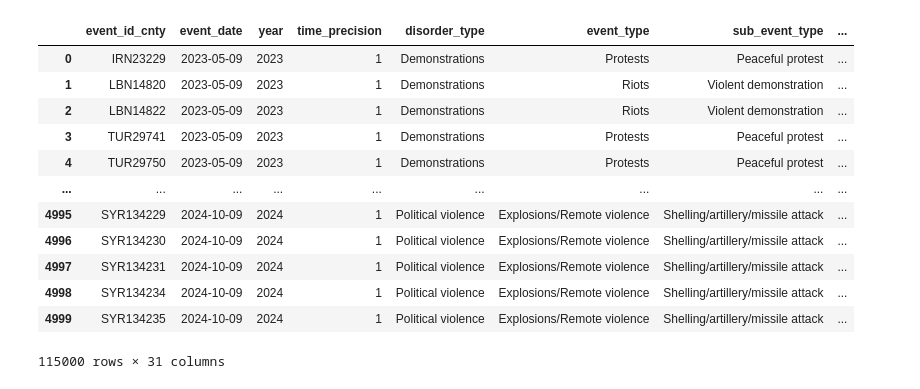
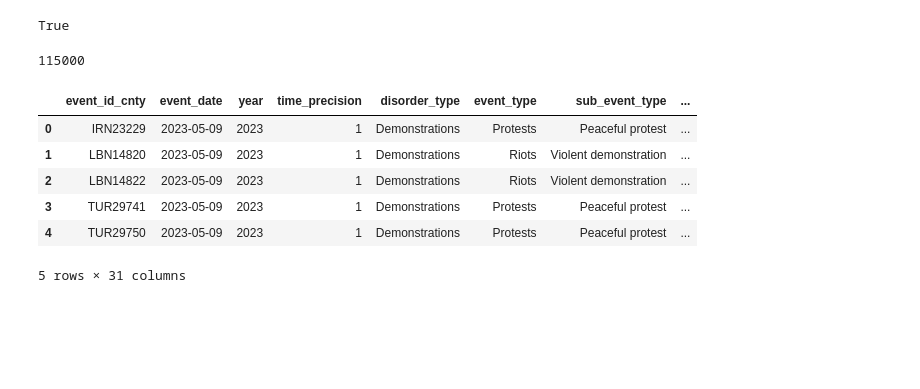
Before and after one commit to weirdaxe/war_tracker, a Jupyter notebook: api_pull.ipynb, the cells around one changed output. Drawn from its saved outputs; the diff is of its cells as text; code cells hidden in the pictures; blank space fills up the shorter version.

```diff
--- a/api_pull.ipynb
+++ b/api_pull.ipynb
@@ -7,3 +28,41 @@ import json
 email = "zceimpo@ucl.ac.uk"
 api = "EU7OWLtHsLaVApHo56AT"
 url = f"https://api.acleddata.com/acled/read?key={api}&email={email}"
+
+# MENA
+mena_iso = [364,376,422,275,760,368,792,887,818,788,]
+mena_iso_txt = f"iso={mena_iso[0]}"
+for m in mena_iso[1:]:
+    mena_iso_txt +=f":OR:iso={m}"
+
+# SSA
+ssa_iso = [231,706,232,204,854,729,728,566,120,180,508,686,404,288,768,466,]
+ssa_iso_txt = f"iso={ssa_iso[0]}"
+for s in ssa_iso[1:]:
+    ssa_iso_txt +=f":OR:iso={s}"
+
+# CIS CEE
+cis_iso = [804,643,112,688,0,268,51,31,]
+cis_iso_txt = f"iso={cis_iso[0]}"
+for c in cis_iso[1:]:
+    cis_iso_txt +=f":OR:iso={c}"
+
+
+list_txts = {"MENA":mena_iso_txt, "SSA":ssa_iso_txt, "CIS_CEE":cis_iso_txt}
+for i, iso in list_txts.items():
+    print(i)
+    page = 1
+    id_list = ["ɕ∉§ɤ"]
+    df = get_data(i)
+
+    while not any(el in df["event_id_cnty"].tolist() for el in id_list):
+        r = requests.get(f"{url}&{iso}&page={page}")
+        page+=1
+        data = r.json()["data"]
+        df_temp = pd.DataFrame.from_dict(data)
+        id_list = df_temp["event_id_cnty"].to_list()
+        if df["event_id_cnty"].iloc[-1] not in id_list:
+            file_name = f'{data[0]["event_date"]}'
+            with open(f'data/{i}/{file_name}_{page-1}.json', 'w') as f:
+                json.dump(data, f)
+                print(f"Data Saved: {i}/{file_name}_{page-1}")
@@ -130,19 +214,22 @@ for file_name in onlyfiles[1:]:
 # df['latitude'] = pd.to_numeric(df['latitude'])
 # df['longitude'] = pd.to_numeric(df['longitude'])
 # df['actor_group'] = df['actor1'].map(actor_map)
-# %%
-df
-# %% [output]
-|  | event_id_cnty | event_date | year | time_precision | disorder_type | event_type | sub_event_type | ... |
-| 0 | IRN23229 | 2023-05-09 | 2023 | 1 | Demonstrations | Protests | Peaceful protest | ... |
-| 1 | LBN14820 | 2023-05-09 | 2023 | 1 | Demonstrations | Riots | Violent demonstration | ... |
-| 2 | LBN14822 | 2023-05-09 | 2023 | 1 | Demonstrations | Riots | Violent demonstration | ... |
-| 3 | TUR29741 | 2023-05-09 | 2023 | 1 | Demonstrations | Protests | Peaceful protest | ... |
-| 4 | TUR29750 | 2023-05-09 | 2023 | 1 | Demonstrations | Protests | Peaceful protest | ... |
-| ... | ... | ... | ... | ... | ... | ... | ... | ... |
-| 4995 | SYR134229 | 2024-10-09 | 2024 | 1 | Political violence | Explosions/Remote violence | Shelling/artillery/missile attack | ... |
-| 4996 | SYR134230 | 2024-10-09 | 2024 | 1 | Political violence | Explosions/Remote violence | Shelling/artillery/missile attack | ... |
-| 4997 | SYR134231 | 2024-10-09 | 2024 | 1 | Political violence | Explosions/Remote violence | Shelling/artillery/missile attack | ... |
-| 4998 | SYR134234 | 2024-10-09 | 2024 | 1 | Political violence | Explosions/Remote violence | Shelling/artillery/missile attack | ... |
-| 4999 | SYR134235 | 2024-10-09 | 2024 | 1 | Political violence | Explosions/Remote violence | Shelling/artillery/missile attack | ... |
-115000 rows × 31 columns
+# %%
+id_list = ["IRN23229","LBN14820"]
+any(el in df["event_id_cnty"].tolist() for el in id_list)
+# %% [output]
+True
+# %%
+df["event_id_cnty"].nunique()
+# %% [output]
+115000
+# %%
+df.head()
+# %% [output]
+|  | event_id_cnty | event_date | year | time_precision | disorder_type | event_type | sub_event_type | ... |
+| 0 | IRN23229 | 2023-05-09 | 2023 | 1 | Demonstrations | Protests | Peaceful protest | ... |
+| 1 | LBN14820 | 2023-05-09 | 2023 | 1 | Demonstrations | Riots | Violent demonstration | ... |
+| 2 | LBN14822 | 2023-05-09 | 2023 | 1 | Demonstrations | Riots | Violent demonstration | ... |
+| 3 | TUR29741 | 2023-05-09 | 2023 | 1 | Demonstrations | Protests | Peaceful protest | ... |
+| 4 | TUR29750 | 2023-05-09 | 2023 | 1 | Demonstrations | Protests | Peaceful protest | ... |
+5 rows × 31 columns
```
Also changed, not shown: parts of 3 cells of this notebook, 1 other file.
